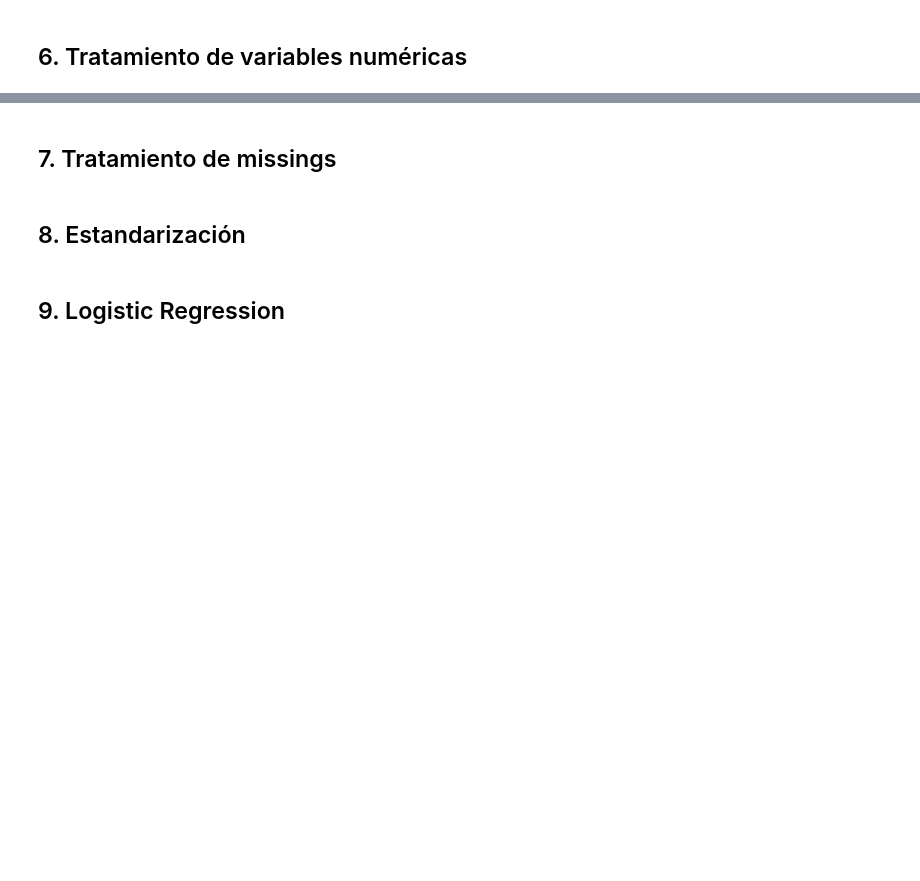
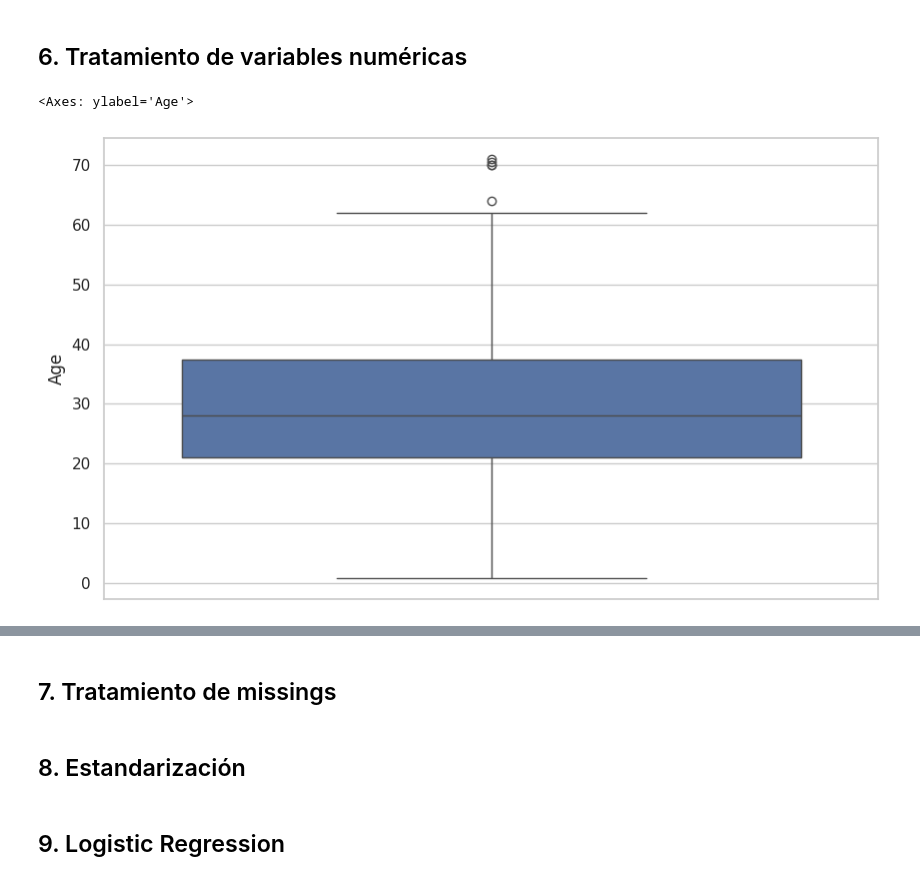
Before and after one commit to JCaballerot/Machine-Learning-Program, a Jupyter notebook: Supervised_models/Logistic_regression/Lab_Titanic.ipynb, the cells around one changed output, grey strips where cells are left out. Saved outputs shown, nothing was run; the diff lists cells and outputs as text; code cells hidden in the pictures; blank space fills up the shorter version.

```diff
--- a/Supervised_models/Logistic_regression/Lab_Titanic.ipynb
+++ b/Supervised_models/Logistic_regression/Lab_Titanic.ipynb
@@ -362,5 +400,6 @@ sns.lineplot(data=data, x="Age_cat", y="Survived", palette = 'hls', hue = 'Sex')
 from sklearn.model_selection import train_test_split
 
 train, test = train_test_split(data,
+                               stratify = data[['Survived', 'Sex']],
                                test_size = 0.3,
                                random_state = 123)
@@ -499,3 +625,8 @@ def z_score(dataframe, univariate, featuresToTreat):
 # %%
 train_I = z_score(train, univariate, univariate.feature.tolist())
 test_I  = z_score(test,  univariate, univariate.feature.tolist())
+# %%
+sns.boxplot(test.Age)
+# %% [output]
+<Axes: ylabel='Age'>
+[figure, added]
```
Also changed, not shown: parts of 31 cells of this notebook.
